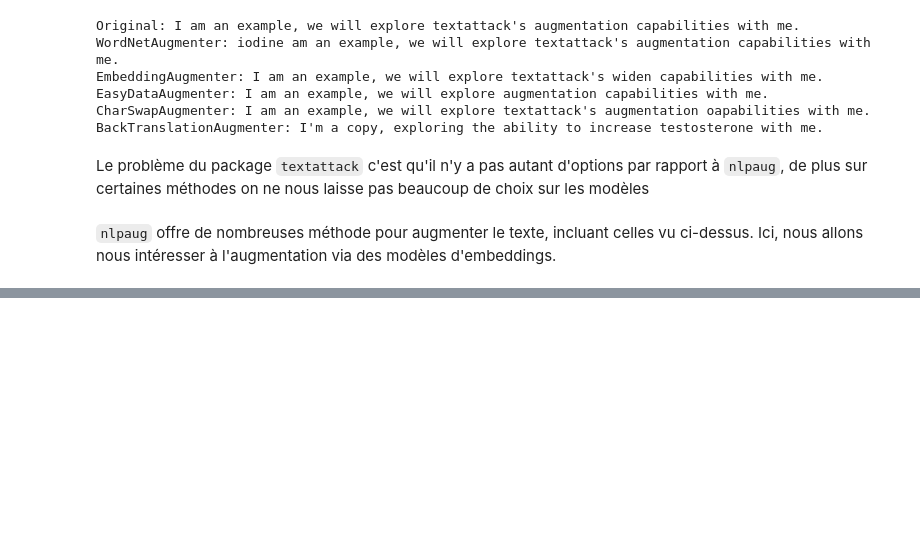
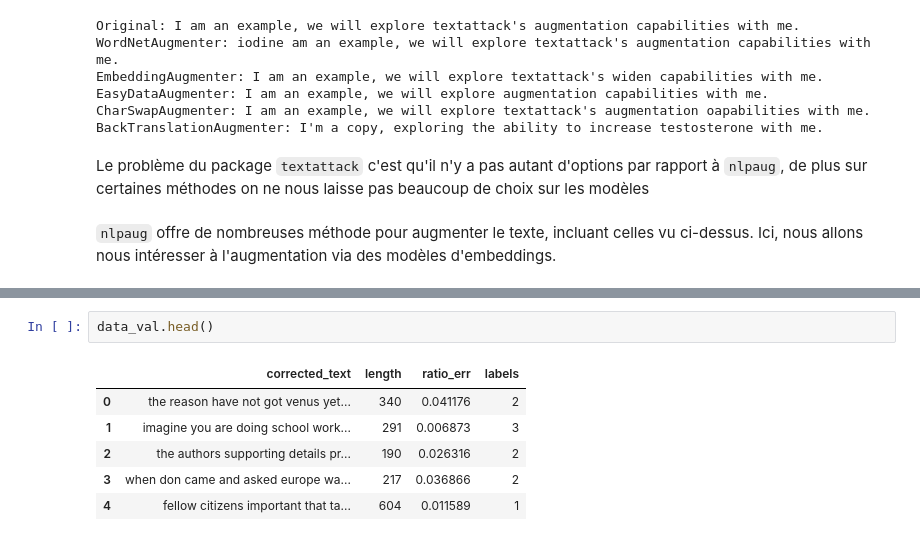
Before and after one commit to mlengineershub/LazyTeacher, a Jupyter notebook: preprocessing/oversampling/dataaug.ipynb, the cells around one changed output, grey strips where cells are left out. Drawn from its saved outputs; the diff is of its cells as text; blank space fills up the shorter version.

```diff
--- a/preprocessing/oversampling/dataaug.ipynb
+++ b/preprocessing/oversampling/dataaug.ipynb
@@ -47,0 +80,9 @@ from nlpaug.augmenter.word import WordEmbsAug, ContextualWordEmbsAug
+# %%
+data_val.head()
+# %% [output]
+|  | corrected_text | length | ratio_err | labels |
+| 0 | the reason have not got venus yet... | 340 | 0.041176 | 2 |
+| 1 | imagine you are doing school work... | 291 | 0.006873 | 3 |
+| 2 | the authors supporting details pr... | 190 | 0.026316 | 2 |
+| 3 | when don came and asked europe wa... | 217 | 0.036866 | 2 |
+| 4 | fellow citizens important that ta... | 604 | 0.011589 | 1 |
```
Also changed, not shown: parts of 15 cells of this notebook.
